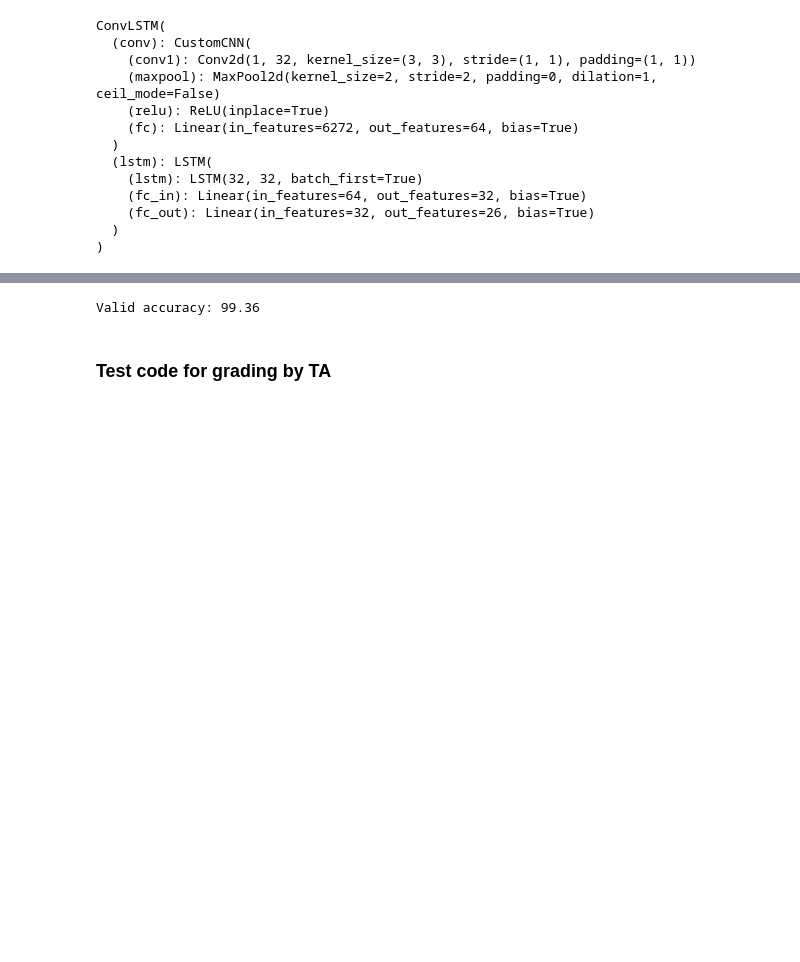
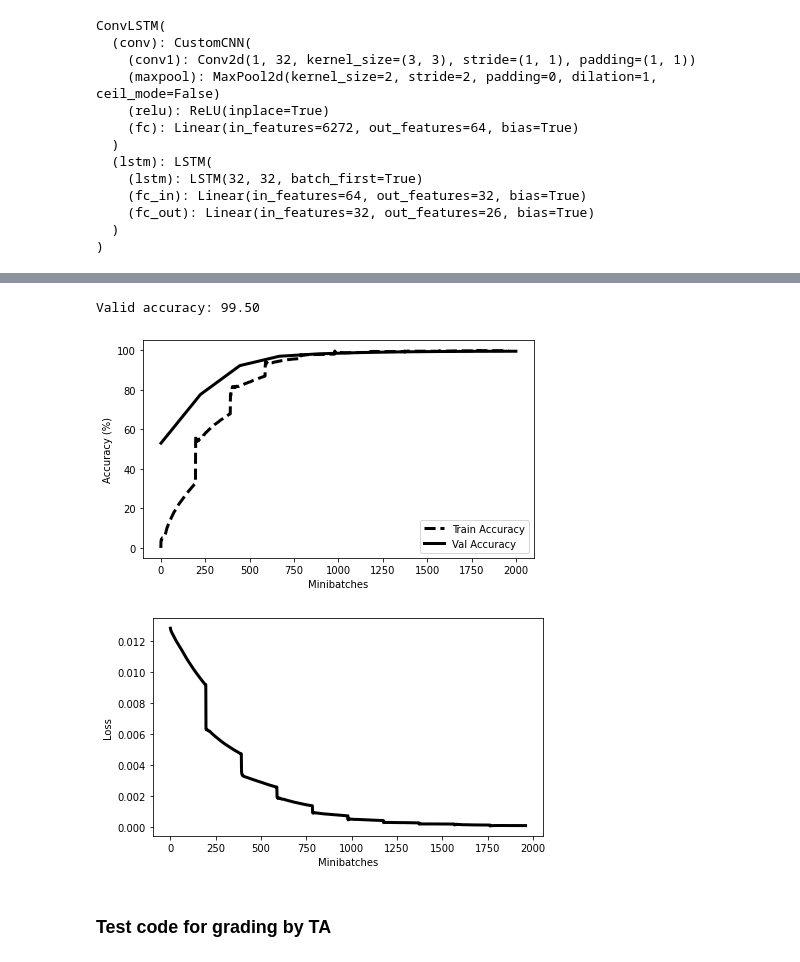
Before and after one commit to swpang/conv-lstm-mnist, a Jupyter notebook: easy/main_progress_easy.ipynb, the cells around one changed output, grey strips where cells are left out. Saved outputs shown, nothing was run; the diff lists cells and outputs as text; code cells hidden in the pictures; blank space fills up the shorter version.

```diff
--- a/easy/main_progress_easy.ipynb
+++ b/easy/main_progress_easy.ipynb
@@ -120,6 +120,10 @@ valid_dl= DataLoader(valid_ds, batch_size=batch_size, collate_fn=collate_fn, shu
 1 load from 5000 to 10000
 # %%
 import time
+
+train_acc = []
+val_acc = []
+train_loss = []
 
 def train(model, model_optim, loss_func, max_epoch, train_dl, valid_dl,
           load_path=None, save_path='./model.pt'):
@@ -140,6 +144,7 @@ def train(model, model_optim, loss_func, max_epoch, train_dl, valid_dl,
     for epoch in np.array(list(range(max_epoch - loaded_epoch))) + loaded_epoch:
         n_samples = 0
         n_correct = 0
+        avg_loss = 0
         model.train()
         for step, sample in enumerate(train_dl):
             img, label = sample
@@ -163,12 +168,15 @@ def train(model, model_optim, loss_func, max_epoch, train_dl, valid_dl,
 
             n_samples += len(label)
             for j in range(len(label)):
-                    n_correct += (outputs[j].argmax(-1)[-1] == label[j][-1].cuda()).sum().item()
+                n_correct += (outputs[j].argmax(-1)[-1] == label[j][-1].cuda()).sum().item()
+            avg_loss += loss.item()
 
             if (step + 1) % print_interval == 0:
                 print('epoch:', epoch + 1, 'step:', step + 1, 'loss:', loss.item(), 'accuracy:', 100 * (n_correct / n_samples))
                 elapsed_time = time.time() - start_time
                 print('elapsed time : %d h %d m %d s' % (elapsed_time / 3600, (elapsed_time % 3600) / 60, (elapsed_time % 60)))
+            train_acc.append(100 * n_correct / n_samples)
+            train_loss.append(avg_loss / n_samples)
 
         n_samples = 0
         n_correct = 0
@@ -184,6 +192,7 @@ def train(model, model_optim, loss_func, max_epoch, train_dl, valid_dl,
                     n_correct += (outputs[j].argmax(-1)[-1] == label[j][-1].cuda()).sum().item()
                     # print(f'{outputs[j,:].argmax(-1).item()}, {label[j,-1,:].argmax(-1)}')
             valid_accuracy = 100 * (n_correct / n_samples)
+            val_acc.append(valid_accuracy)
             if valid_accuracy > best_valid_accuracy:
                 state = {
                     "model": model.state_dict(),
@@ -285,7 +294,26 @@ Valid epoch: 10, Valid accuracy: 99.33, Best valid accuracy: 99.36
 load_path = './model.pt'
 eval(valid_dl, load_path)
 # %% [output]
-Valid accuracy: 99.36
+Valid accuracy: 99.50
+# %%
+x = np.linspace(1,2000,10)
+
+fig, ax = plt.subplots(figsize=(7,4))
+ax.plot(train_acc, label='Train Accuracy', color='black', linestyle='dashed', linewidth=3)
+ax.plot(x, val_acc, label='Val Accuracy', color='black', linewidth=3)
+plt.xlabel('Minibatches')
+plt.ylabel('Accuracy (%)')
+plt.legend()
+plt.show()
+
+fig, ax = plt.subplots(figsize=(7,4))
+ax.plot(train_loss, label='Train Loss', color='black', linewidth=3)
+plt.xlabel('Minibatches')
+plt.ylabel('Loss')
+plt.show()
+# %% [output]
+[figure, added]
+[figure, added]
 # %% [markdown]
 ### Test code for grading by TA
 # %%
```
Also changed, not shown: parts of 2 cells of this notebook, 7 other files.
